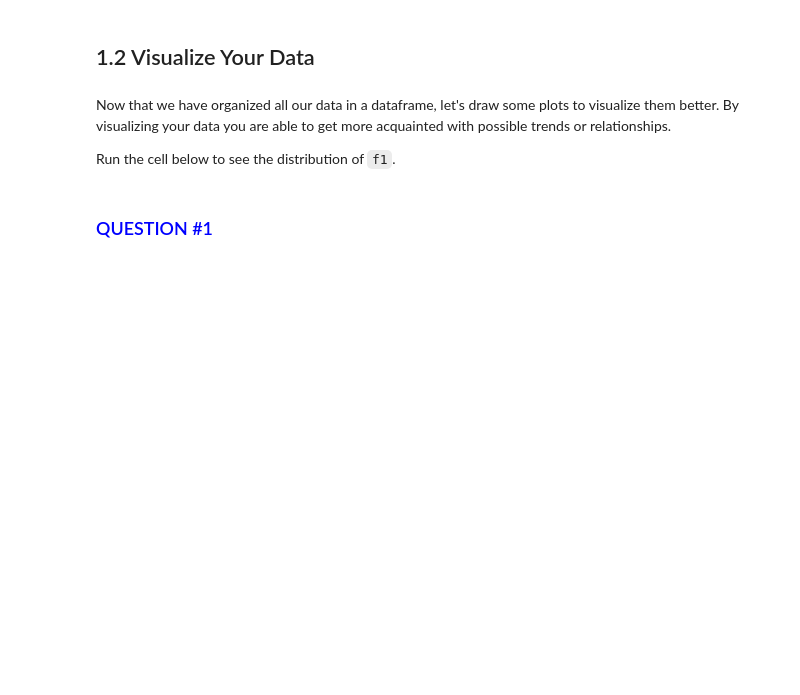
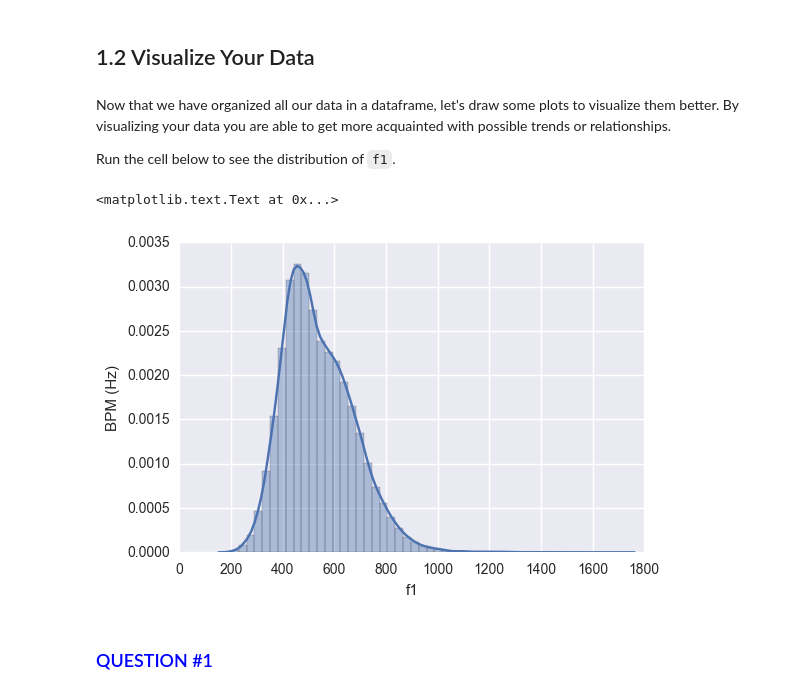
Before and after one commit to ds-modules/LINGUIS-110, a Jupyter notebook: Formants/Assignment.ipynb, the cells around one changed output. Saved outputs shown, nothing was run; the diff lists cells and outputs as text; code cells hidden in the pictures; blank space fills up the shorter version.

```diff
--- a/Formants/Assignment.ipynb
+++ b/Formants/Assignment.ipynb
@@ -44,7 +51,11 @@ Now that we have organized all our data in a dataframe, let's draw some plots to
 
 Run the cell below to see the distribution of `f1`.
 # %%
-sns.distplot(timit["f1"])
+plot = sns.distplot(timit["f1"])
+plot.set_ylabel("BPM (Hz)")
+# %% [output]
+<matplotlib.text.Text at 0x...>
+[figure, added]
 # %% [markdown]
 ### <font color = "blue"> QUESTION #1 </font>
 # %% [markdown]
```
Also changed, not shown: parts of 37 cells of this notebook.
